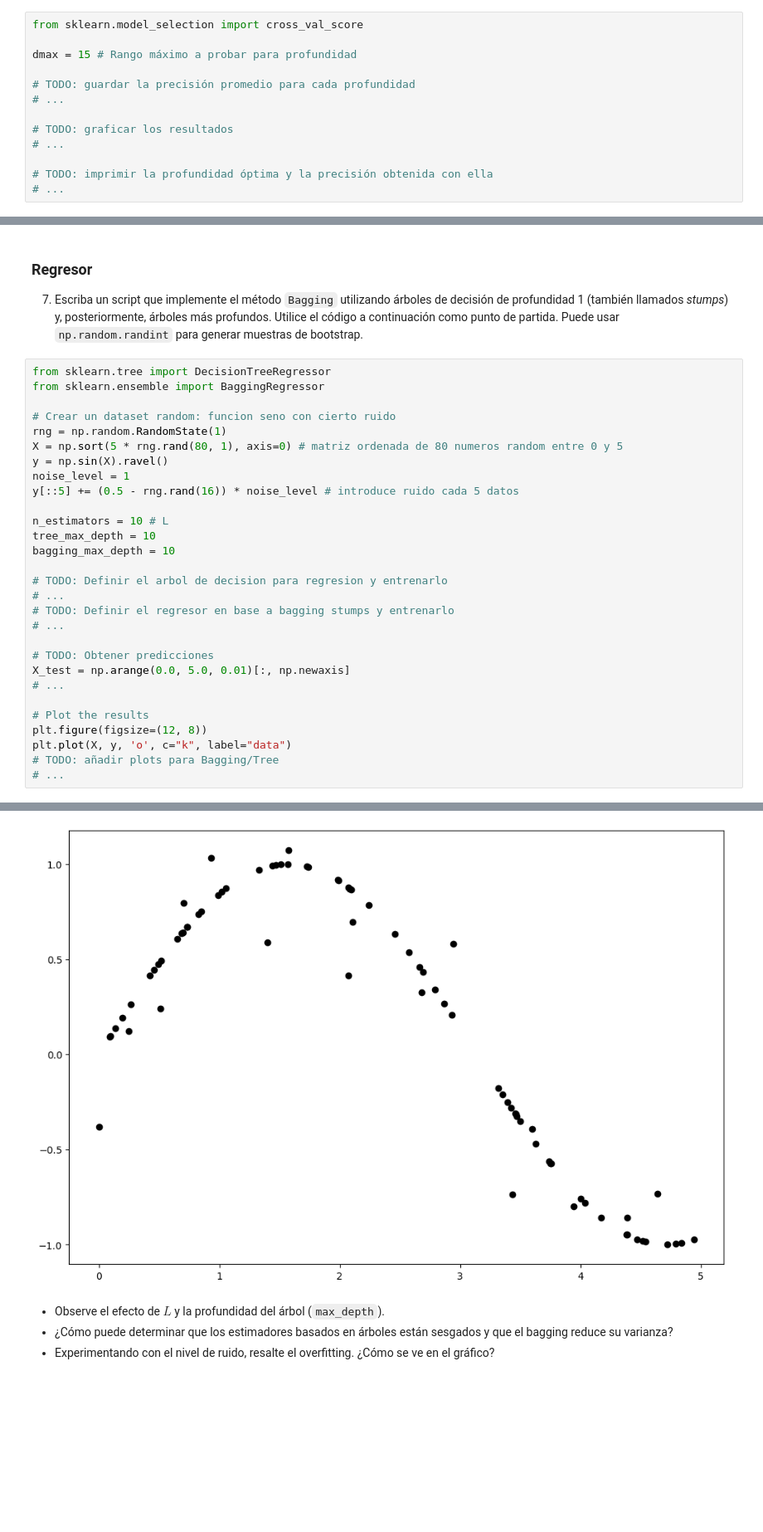
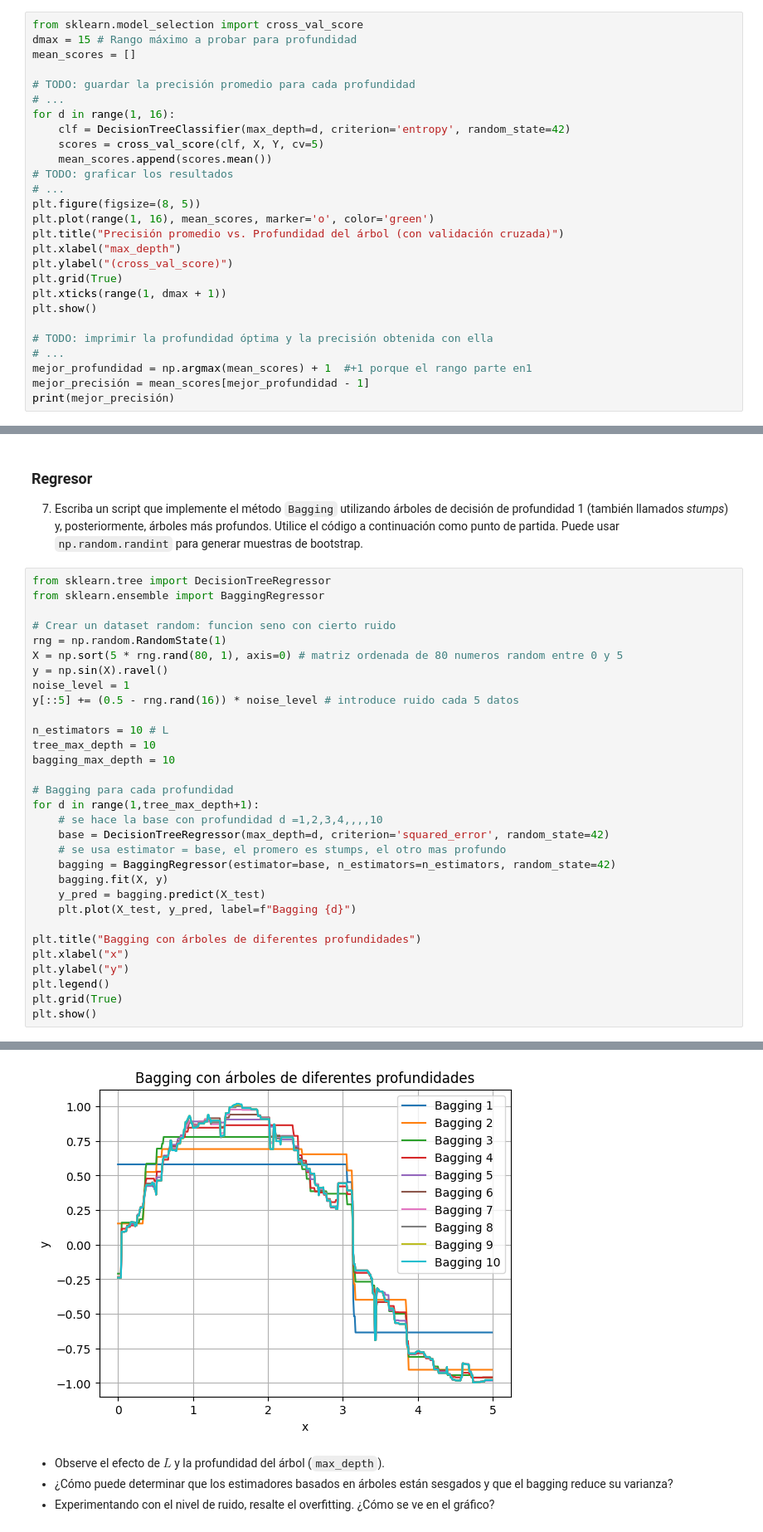
Before and after one commit to nicoArriagadaj/Lab6, a Jupyter notebook: Laboratorio_6.ipynb, the cells around one changed output, grey strips where cells are left out. Shown: that part at 83% size. Drawn from its saved outputs; the diff is of its cells as text; blank space fills up the shorter version.

```diff
--- a/Laboratorio_6.ipynb
+++ b/Laboratorio_6.ipynb
@@ -190,14 +219,28 @@ Para más detalles sobre las funcionalidades de validación cruzada en scikit-le
 6. Usa la función `sklearn.model_selection.cross_val_score` con 5 folds, y pruébala en el conjunto de datos zipcode variando la profundidad del árbol. Con esta función, determina la mejor profundidad máxima (puedes aumentar el rango) y la precisión promedio obtenida con ella.
 # %%
 from sklearn.model_selection import cross_val_score
-
 dmax = 15 # Rango máximo a probar para profundidad
+mean_scores = []
 
 # TODO: guardar la precisión promedio para cada profundidad
 # ...
-
+for d in range(1, 16):
+    clf = DecisionTreeClassifier(max_depth=d, criterion='entropy', random_state=42)
+    scores = cross_val_score(clf, X, Y, cv=5)
+    mean_scores.append(scores.mean())
 # TODO: graficar los resultados
 # ...
+plt.figure(figsize=(8, 5))
+plt.plot(range(1, 16), mean_scores, marker='o', color='green')
+plt.title("Precisión promedio vs. Profundidad del árbol (con validación cruzada)")
+plt.xlabel("max_depth")
+plt.ylabel("(cross_val_score)")
+plt.grid(True)
+plt.xticks(range(1, dmax + 1))
+plt.show()
 
 # TODO: imprimir la profundidad óptima y la precisión obtenida con ella
 # ...
+mejor_profundidad = np.argmax(mean_scores) + 1  #+1 porque el rango parte en1
+mejor_precisión = mean_scores[mejor_profundidad - 1]
+print(mejor_precisión)
@@ -242,18 +288,20 @@ n_estimators = 10 # L
 tree_max_depth = 10
 bagging_max_depth = 10
 
-# TODO: Definir el arbol de decision para regresion y entrenarlo
-# ...
-# TODO: Definir el regresor en base a bagging stumps y entrenarlo
-# ...
+# Bagging para cada profundidad
+for d in range(1,tree_max_depth+1):
+    # se hace la base con profundidad d =1,2,3,4,,,,10
+    base = DecisionTreeRegressor(max_depth=d, criterion='squared_error', random_state=42)
+    # se usa estimator = base, el promero es stumps, el otro mas profundo
+    bagging = BaggingRegressor(estimator=base, n_estimators=n_estimators, random_state=42)
+    bagging.fit(X, y)
+    y_pred = bagging.predict(X_test)
+    plt.plot(X_test, y_pred, label=f"Bagging {d}")
 
-# TODO: Obtener predicciones
-X_test = np.arange(0.0, 5.0, 0.01)[:, np.newaxis]
-# ...
-
-# Plot the results
-plt.figure(figsize=(12, 8))
-plt.plot(X, y, 'o', c="k", label="data")
-# TODO: añadir plots para Bagging/Tree
-# ...
+plt.title("Bagging con árboles de diferentes profundidades")
+plt.xlabel("x")
+plt.ylabel("y")
+plt.legend()
+plt.grid(True)
+plt.show()
 # %% [output]
@@ -261,4 +308,4 @@ plt.plot(X, y, 'o', c="k", label="data")
-[figure, old version]
+[figure, new version]
 # %% [markdown]
 * Observe el efecto de $L$ y la profundidad del árbol (`max_depth`).
 * ¿Cómo puede determinar que los estimadores basados en árboles están sesgados y que el bagging reduce su varianza?
```
Also changed, not shown: parts of 7 cells of this notebook.
